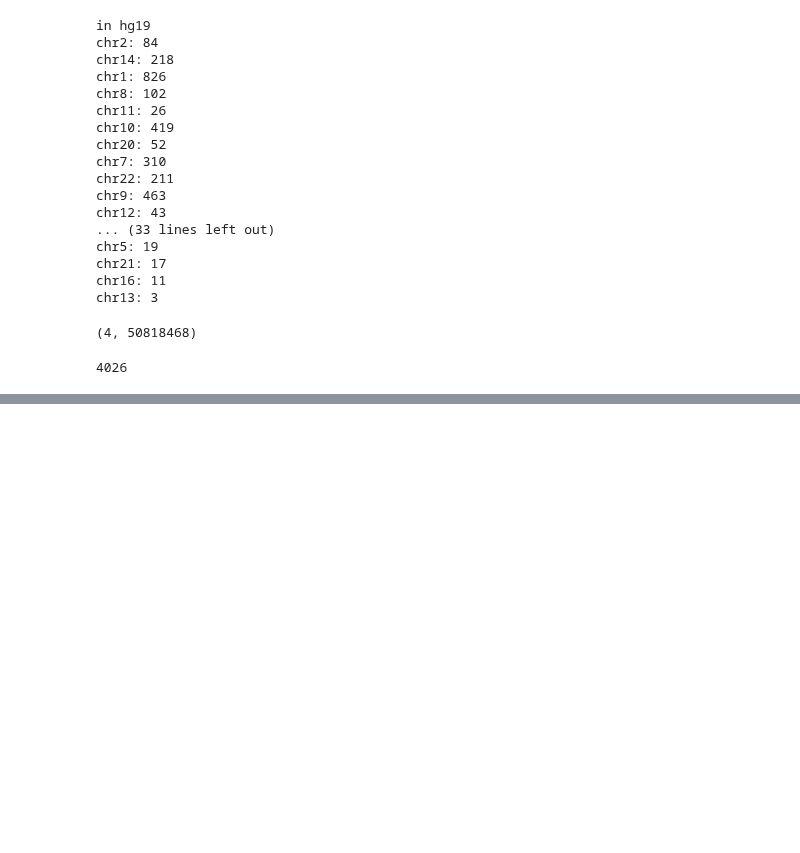
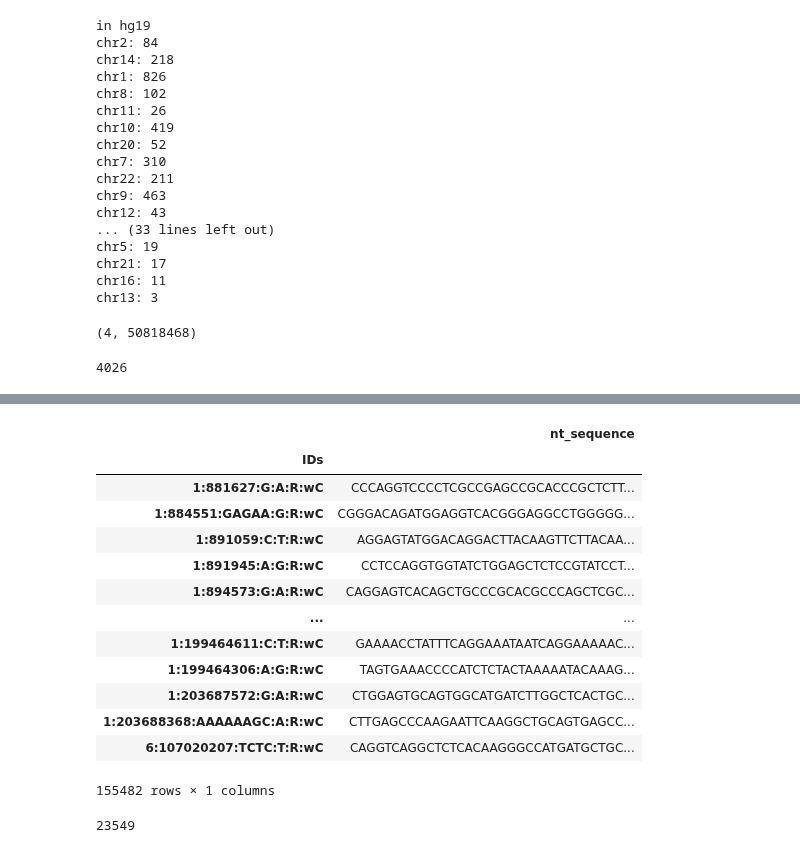
Before and after one commit to sjgosai/boda2, a Jupyter notebook: analysis/SG016__inference_package_dev/validate_vcf.ipynb, the cells around one changed output, grey strips where cells are left out. Drawn from its saved outputs; the diff is of its cells as text; code cells hidden in the pictures; blank space fills up the shorter version.

```diff
--- a/analysis/SG016__inference_package_dev/validate_vcf.ipynb
+++ b/analysis/SG016__inference_package_dev/validate_vcf.ipynb
@@ -443,0 +569,11 @@ print(len(mismatch_contig_source_19))
+# %%
+loader_dict = {}
+for i in tqdm.tqdm(range(len(vcf_data_19))):
+    row_id =  new_vcf_19.vcf.loc[i,'id']
+    chrom = new_vcf_19.vcf.loc[i,'chrom']
+    loader_seq = vec2nt(vcf_data_19[i]['ref'][0])
+    loader_dict[row_id] = loader_seq
+
+liftover_seqs_19 = pd.DataFrame(zip(*loader_dict.items())).T
+liftover_seqs_19.columns=['IDs','nt_sequence']
+liftover_seqs_19 = liftover_seqs_19.set_index('IDs', drop=True)
@@ -443,0 +597,27 @@ print(len(mismatch_contig_source_19))
+# %%
+liftover_seqs_19
+# %% [output]
+|  | nt_sequence |
+| IDs |  |
+| 1:881627:G:A:R:wC | CCCAGGTCCCCTCGCCGAGCCGCACCCGCTCTT... |
+| 1:884551:GAGAA:G:R:wC | CGGGACAGATGGAGGTCACGGGAGGCCTGGGGG... |
+| 1:891059:C:T:R:wC | AGGAGTATGGACAGGACTTACAAGTTCTTACAA... |
+| 1:891945:A:G:R:wC | CCTCCAGGTGGTATCTGGAGCTCTCCGTATCCT... |
+| 1:894573:G:A:R:wC | CAGGAGTCACAGCTGCCCGCACGCCCAGCTCGC... |
+| ... | ... |
+| 1:199464611:C:T:R:wC | GAAAACCTATTTCAGGAAATAATCAGGAAAAAC... |
+| 1:199464306:A:G:R:wC | TAGTGAAACCCCATCTCTACTAAAAATACAAAG... |
+| 1:203687572:G:A:R:wC | CTGGAGTGCAGTGGCATGATCTTGGCTCACTGC... |
+| 1:203688368:AAAAAAGC:A:R:wC | CTTGAGCCCAAGAATTCAAGGCTGCAGTGAGCC... |
+| 6:107020207:TCTC:T:R:wC | CAGGTCAGGCTCTCACAAGGGCCATGATGCTGC... |
+155482 rows × 1 columns
+# %%
+mismatched_ids = []
+
+for seq_id in intersect_ids:
+    if liftover_seqs_38.loc[seq_id,'nt_sequence'] != liftover_seqs_19.loc[seq_id,'nt_sequence']:
+        mismatched_ids.append(seq_id)
+
+print(len(mismatched_ids))
+# %% [output]
+23549
```
Also changed, not shown: parts of 12 cells of this notebook, 1 other file.
